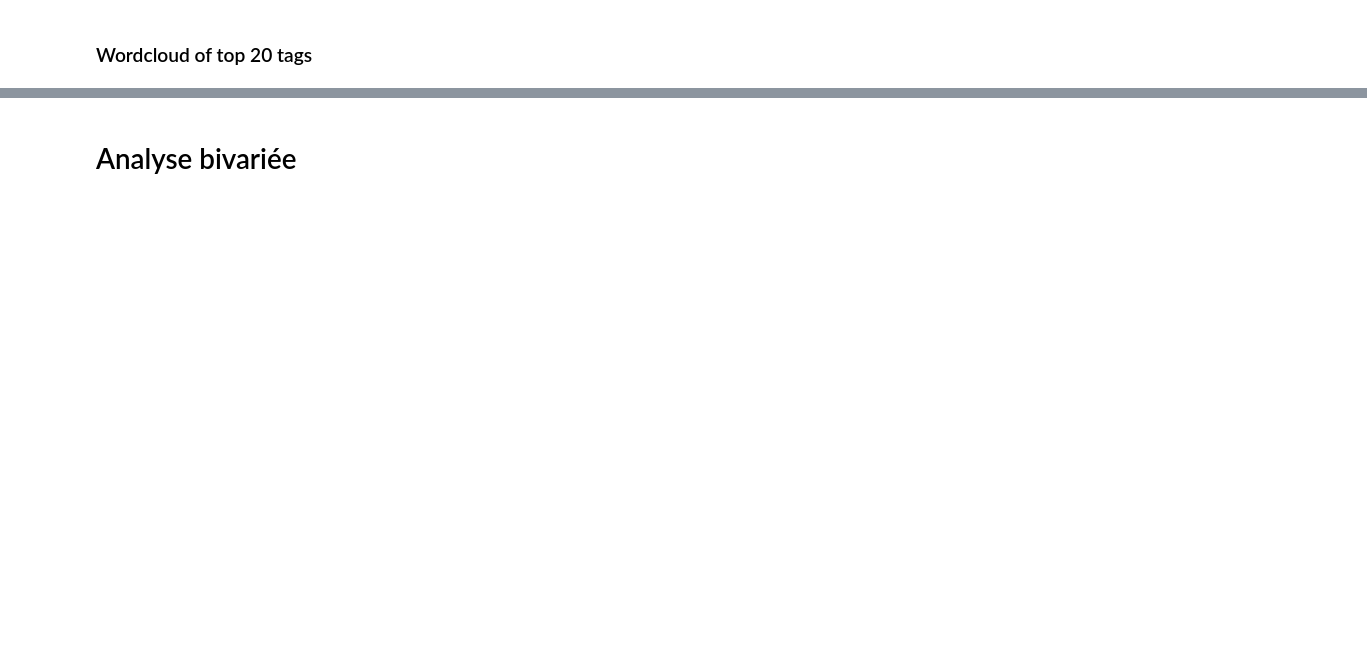
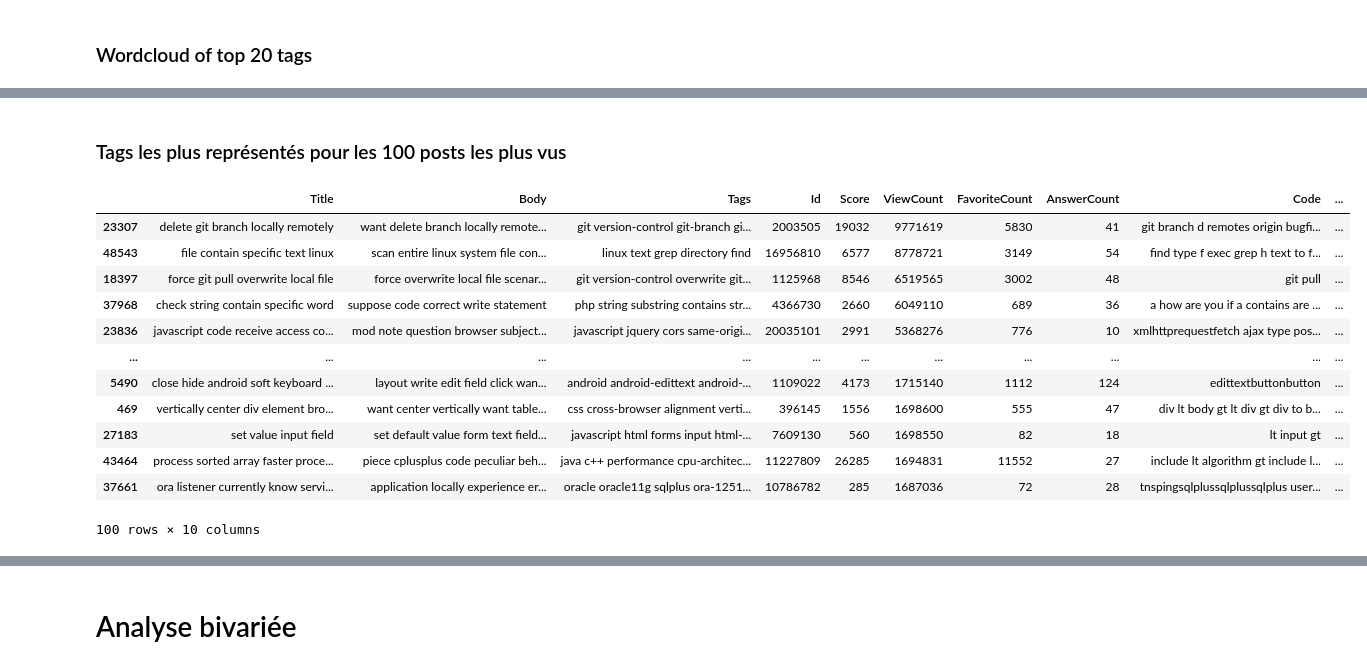
Before and after one commit to leo8/Pnlp, a Jupyter notebook: P5_01_exploration.ipynb, the cells around one changed output, grey strips where cells are left out. Saved outputs shown, nothing was run; the diff lists cells and outputs as text; code cells hidden in the pictures; blank space fills up the shorter version.

```diff
--- a/P5_01_exploration.ipynb
+++ b/P5_01_exploration.ipynb
@@ -222,0 +223,18 @@ plt.show()
+# %% [markdown]
+### Tags les plus représentés pour les 100 posts les plus vus
+# %%
+data.sort_values(by = 'ViewCount', ascending=False)[0:100]
+# %% [output]
+|  | Title | Body | Tags | Id | Score | ViewCount | FavoriteCount | AnswerCount | Code | ... |
+| 23307 | delete git branch locally remotely | want delete branch locally remote... | git version-control git-branch gi... | 2003505 | 19032 | 9771619 | 5830 | 41 | git branch d remotes origin bugfi... | ... |
+| 48543 | file contain specific text linux | scan entire linux system file con... | linux text grep directory find | 16956810 | 6577 | 8778721 | 3149 | 54 | find type f exec grep h text to f... | ... |
+| 18397 | force git pull overwrite local file | force overwrite local file scenar... | git version-control overwrite git... | 1125968 | 8546 | 6519565 | 3002 | 48 | git pull | ... |
+| 37968 | check string contain specific word | suppose code correct write statement | php string substring contains str... | 4366730 | 2660 | 6049110 | 689 | 36 | a how are you if a contains are ... | ... |
+| 23836 | javascript code receive access co... | mod note question browser subject... | javascript jquery cors same-origi... | 20035101 | 2991 | 5368276 | 776 | 10 | xmlhttprequestfetch ajax type pos... | ... |
+| ... | ... | ... | ... | ... | ... | ... | ... | ... | ... | ... |
+| 5490 | close hide android soft keyboard ... | layout write edit field click wan... | android android-edittext android-... | 1109022 | 4173 | 1715140 | 1112 | 124 | edittextbuttonbutton | ... |
+| 469 | vertically center div element bro... | want center vertically want table... | css cross-browser alignment verti... | 396145 | 1556 | 1698600 | 555 | 47 | div lt body gt lt div gt div to b... | ... |
+| 27183 | set value input field | set default value form text field... | javascript html forms input html-... | 7609130 | 560 | 1698550 | 82 | 18 | lt input gt | ... |
+| 43464 | process sorted array faster proce... | piece cplusplus code peculiar beh... | java c++ performance cpu-architec... | 11227809 | 26285 | 1694831 | 11552 | 27 | include lt algorithm gt include l... | ... |
+| 37661 | ora listener currently know servi... | application locally experience er... | oracle oracle11g sqlplus ora-1251... | 10786782 | 285 | 1687036 | 72 | 28 | tnspingsqlplussqlplussqlplus user... | ... |
+100 rows × 10 columns
```
Also changed, not shown: parts of 20 cells of this notebook, 1 other file.
